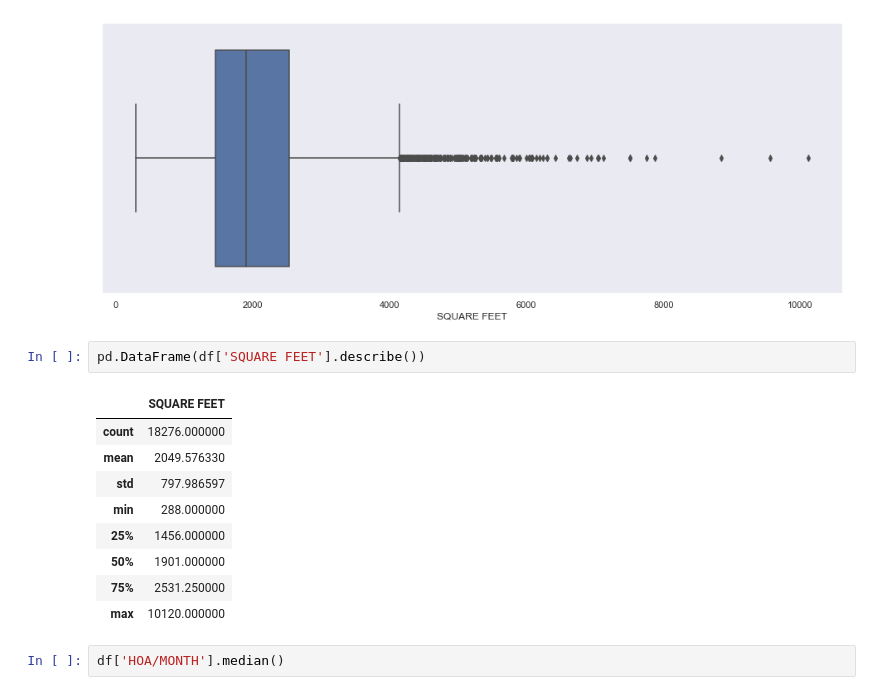
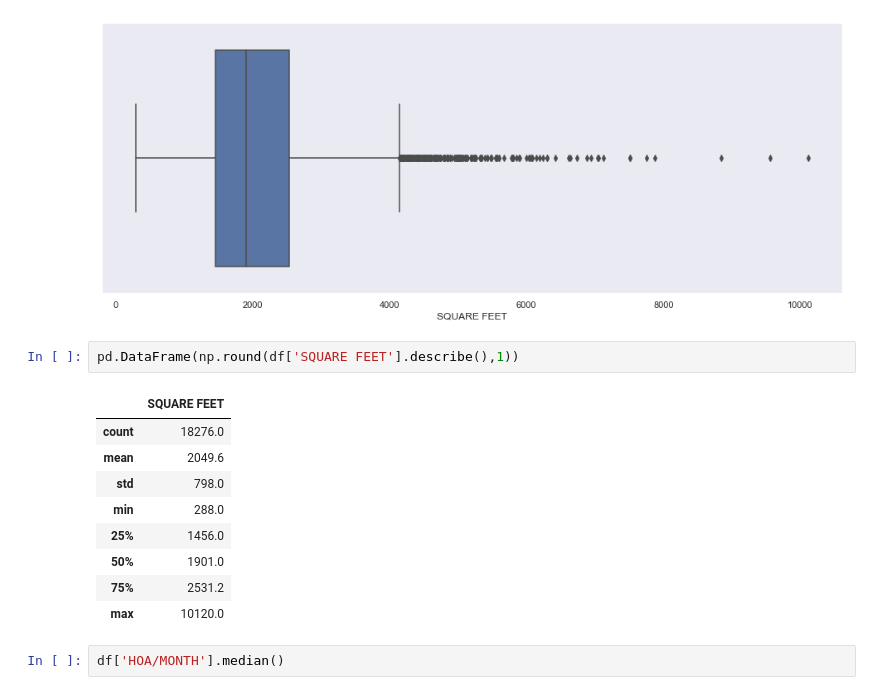
Before and after one commit to randallb15/PredictingSAHomeValues, a Jupyter notebook: EDA.ipynb, the cells around one changed output. Cells and saved outputs as stored; diff of their text form.

```diff
--- a/EDA.ipynb
+++ b/EDA.ipynb
@@ -89,17 +89,17 @@ fig.savefig('img/sqft.png')
 # %% [output]
 [figure]
 # %%
-pd.DataFrame(df['SQUARE FEET'].describe())
+pd.DataFrame(np.round(df['SQUARE FEET'].describe(),1))
 # %% [output]
 |  | SQUARE FEET |
-| count | 18276.000000 |
-| mean | 2049.576330 |
-| std | 797.986597 |
-| min | 288.000000 |
-| 25% | 1456.000000 |
-| 50% | 1901.000000 |
-| 75% | 2531.250000 |
-| max | 10120.000000 |
+| count | 18276.0 |
+| mean | 2049.6 |
+| std | 798.0 |
+| min | 288.0 |
+| 25% | 1456.0 |
+| 50% | 1901.0 |
+| 75% | 2531.2 |
+| max | 10120.0 |
 # %%
 df['HOA/MONTH'].median()
 # %% [output]
```
Also changed, not shown: parts of 4 cells of this notebook, 2 other files.
